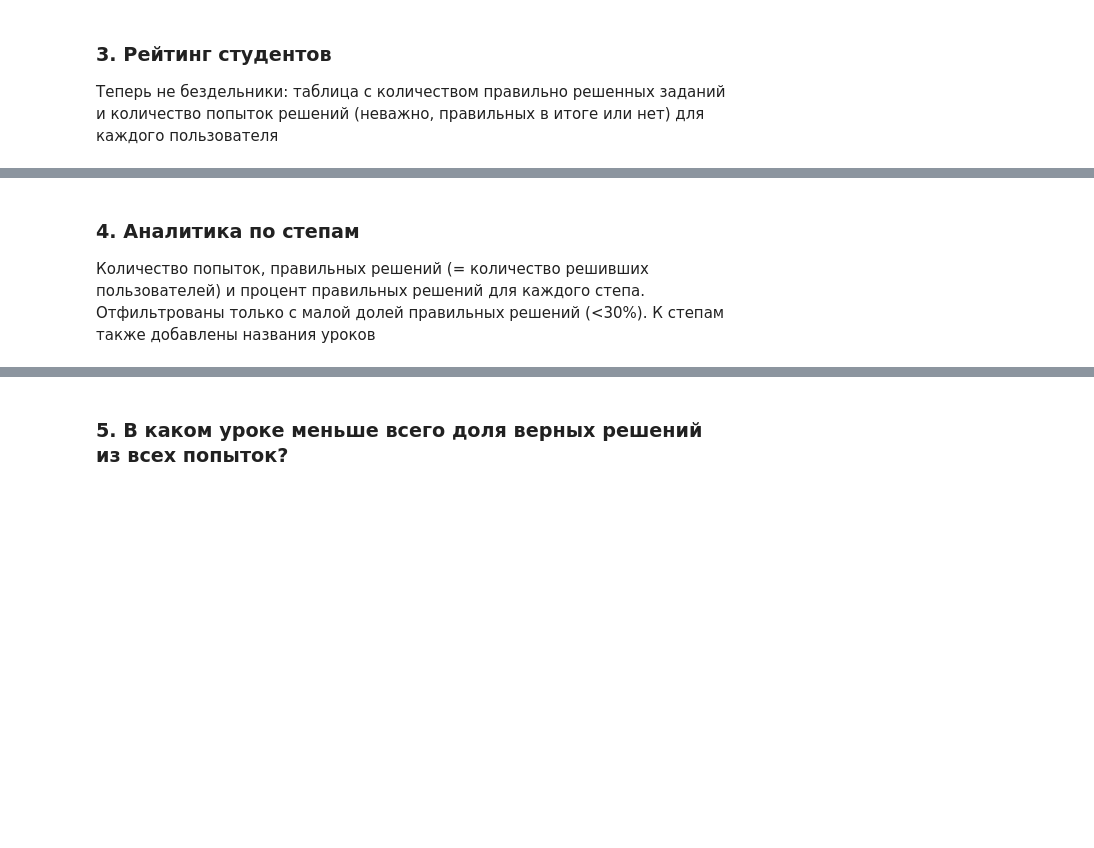
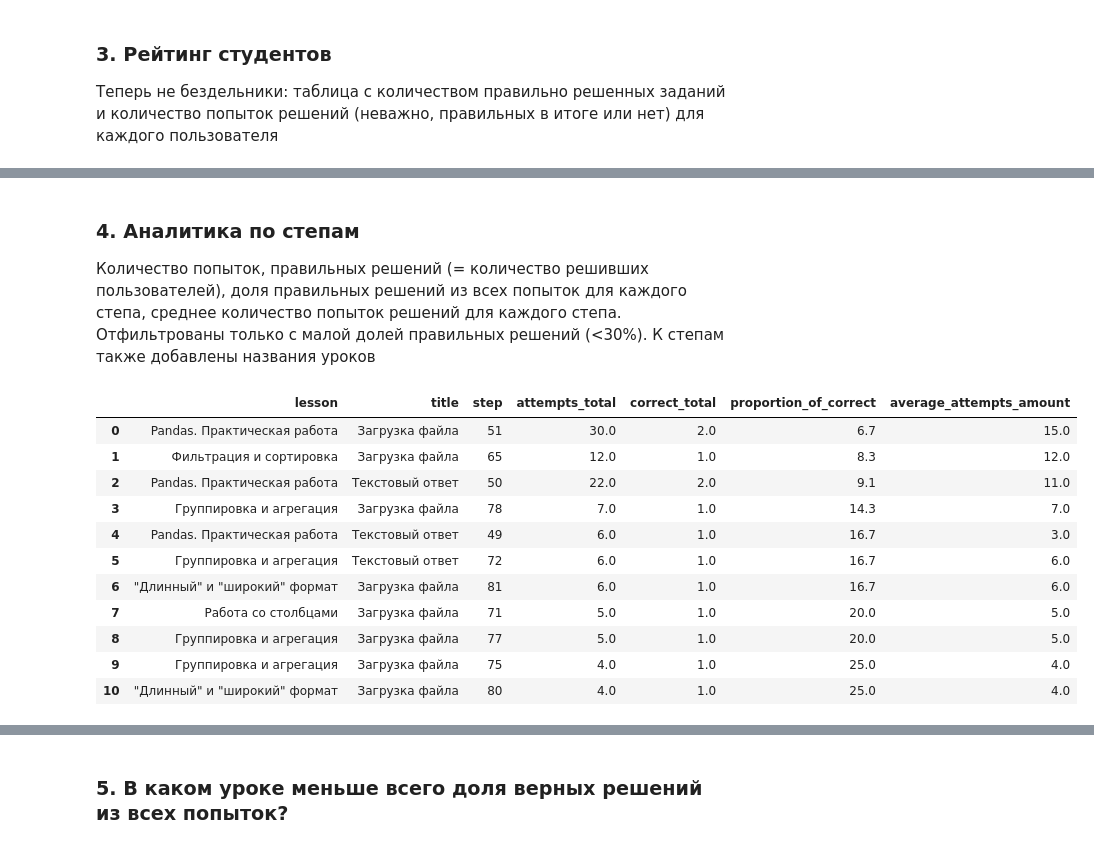
Before and after one commit to yakushov1/database_for_lms, a Jupyter notebook: notebooks/analytics.ipynb, the cells around one changed output, grey strips where cells are left out. Saved outputs shown, nothing was run; the diff lists cells and outputs as text; code cells hidden in the pictures; blank space fills up the shorter version.

```diff
--- a/notebooks/analytics.ipynb
+++ b/notebooks/analytics.ipynb
@@ -77,16 +88,35 @@ result_3
 # %% [markdown]
 ### 4. Аналитика по степам
-Количество попыток, правильных решений (= количество решивших пользователей) и процент правильных решений для каждого степа. Отфильтрованы только с малой долей правильных решений (<30%). К степам также добавлены названия уроков
+Количество попыток, правильных решений (= количество решивших пользователей), доля правильных решений из всех попыток для каждого степа, среднее количество попыток решений для каждого степа. Отфильтрованы только с малой долей правильных решений (<30%). К степам также добавлены названия уроков
 # %%
-query_4 = """SELECT lessons.title as lesson, steps.id as step, SUM(solutions.attempts_count) as attempts_total, SUM(solutions.is_correct) as correct_total, ROUND(SUM(solutions.is_correct) / SUM(solutions.attempts_count) * 100, 1) as proportion_of_correct
+query_4 = """SELECT lessons.title as lesson, steps_category.title, steps.id as step,
+SUM(solutions.attempts_count) as attempts_total, SUM(solutions.is_correct) as correct_total,
+ROUND(SUM(solutions.is_correct) / SUM(solutions.attempts_count) * 100, 1) as proportion_of_correct,
+ROUND(AVG(solutions.attempts_count), 1) AS average_attempts_amount
+
 FROM steps
 LEFT JOIN solutions ON steps.id = solutions.step_id
 LEFT JOIN lessons on steps.lesson_id = lessons.id
+LEFT JOIN steps_category on steps.category_id = steps_category.id
 WHERE steps.category_id != 1
 GROUP BY steps.id
 HAVING proportion_of_correct < 30
-ORDER BY proportion_of_correct"""
+ORDER BY proportion_of_correct
+"""
 
 result_4 = get_query(query_4)
 
 result_4
+# %% [output]
+|  | lesson | title | step | attempts_total | correct_total | proportion_of_correct | average_attempts_amount |
+| 0 | Pandas. Практическая работа | Загрузка файла | 51 | 30.0 | 2.0 | 6.7 | 15.0 |
+| 1 | Фильтрация и сортировка | Загрузка файла | 65 | 12.0 | 1.0 | 8.3 | 12.0 |
+| 2 | Pandas. Практическая работа | Текстовый ответ | 50 | 22.0 | 2.0 | 9.1 | 11.0 |
+| 3 | Группировка и агрегация | Загрузка файла | 78 | 7.0 | 1.0 | 14.3 | 7.0 |
+| 4 | Pandas. Практическая работа | Текстовый ответ | 49 | 6.0 | 1.0 | 16.7 | 3.0 |
+| 5 | Группировка и агрегация | Текстовый ответ | 72 | 6.0 | 1.0 | 16.7 | 6.0 |
+| 6 | "Длинный" и "широкий" формат | Загрузка файла | 81 | 6.0 | 1.0 | 16.7 | 6.0 |
+| 7 | Работа со столбцами | Загрузка файла | 71 | 5.0 | 1.0 | 20.0 | 5.0 |
+| 8 | Группировка и агрегация | Загрузка файла | 77 | 5.0 | 1.0 | 20.0 | 5.0 |
+| 9 | Группировка и агрегация | Загрузка файла | 75 | 4.0 | 1.0 | 25.0 | 4.0 |
+| 10 | "Длинный" и "широкий" формат | Загрузка файла | 80 | 4.0 | 1.0 | 25.0 | 4.0 |
```
Also changed, not shown: parts of 8 cells of this notebook.
